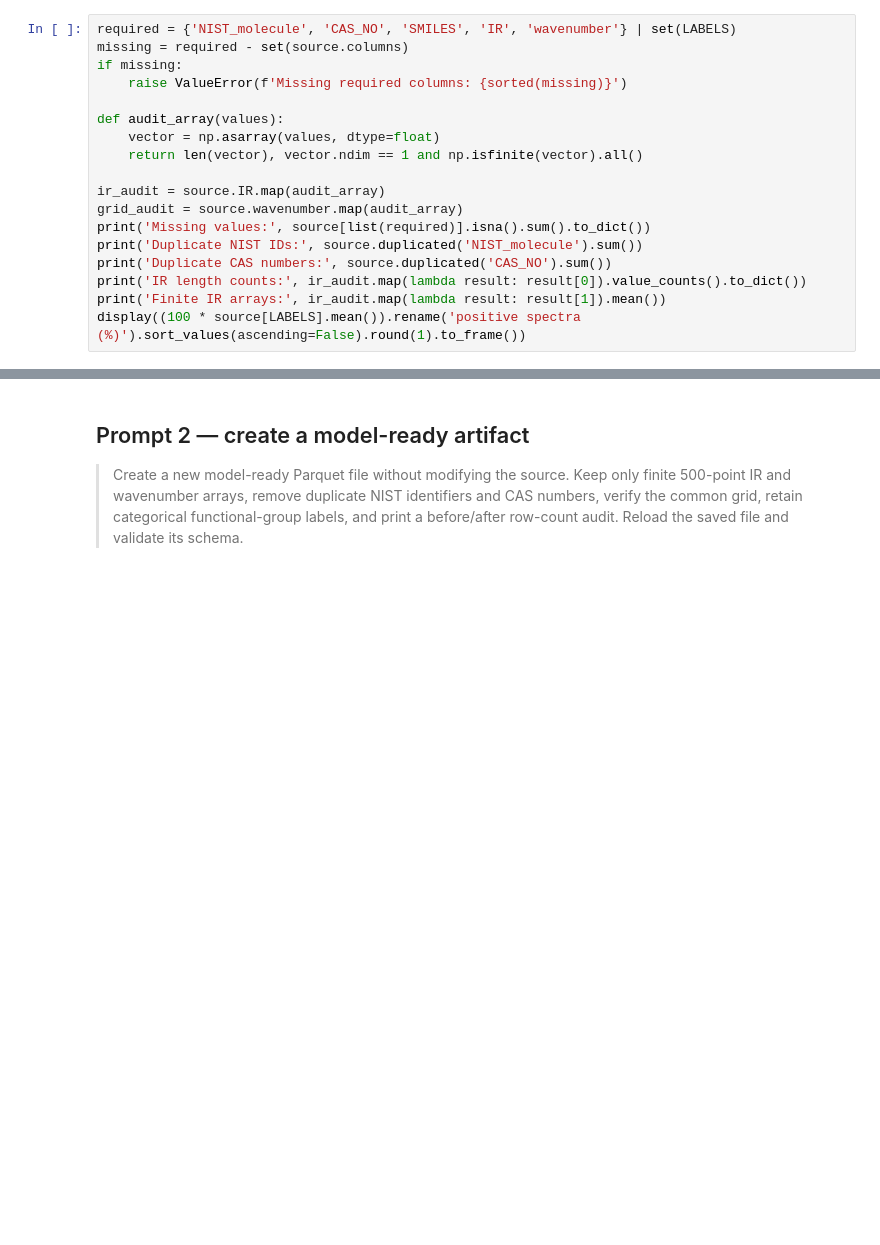
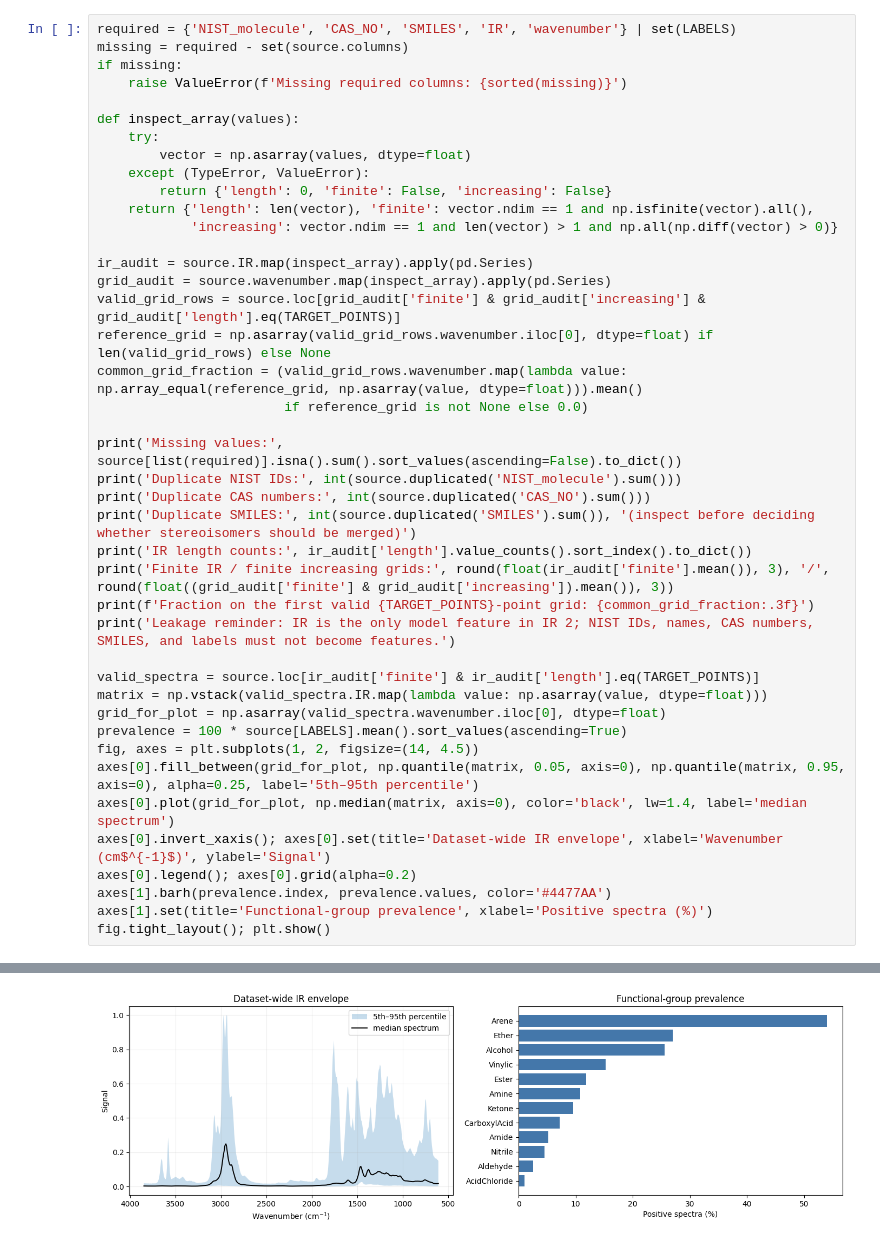
Before and after one commit to thiasyoung/2026-avs-ml-vibe-coding-workshop, a Jupyter notebook: 02_ir_functional_groups/01_IR_Vibe_Coding_Data_Carpentry.ipynb, the cells around one changed output, grey strips where cells are left out. Drawn from its saved outputs; the diff is of its cells as text; blank space fills up the shorter version.

```diff
--- a/02_ir_functional_groups/01_IR_Vibe_Coding_Data_Carpentry.ipynb
+++ b/02_ir_functional_groups/01_IR_Vibe_Coding_Data_Carpentry.ipynb
@@ -39,15 +73,40 @@ missing = required - set(source.columns)
 if missing:
     raise ValueError(f'Missing required columns: {sorted(missing)}')
 
-def audit_array(values):
-    vector = np.asarray(values, dtype=float)
-    return len(vector), vector.ndim == 1 and np.isfinite(vector).all()
+def inspect_array(values):
+    try:
+        vector = np.asarray(values, dtype=float)
+    except (TypeError, ValueError):
+        return {'length': 0, 'finite': False, 'increasing': False}
+    return {'length': len(vector), 'finite': vector.ndim == 1 and np.isfinite(vector).all(),
+            'increasing': vector.ndim == 1 and len(vector) > 1 and np.all(np.diff(vector) > 0)}
 
-ir_audit = source.IR.map(audit_array)
-grid_audit = source.wavenumber.map(audit_array)
-print('Missing values:', source[list(required)].isna().sum().to_dict())
-print('Duplicate NIST IDs:', source.duplicated('NIST_molecule').sum())
-print('Duplicate CAS numbers:', source.duplicated('CAS_NO').sum())
-print('IR length counts:', ir_audit.map(lambda result: result[0]).value_counts().to_dict())
-print('Finite IR arrays:', ir_audit.map(lambda result: result[1]).mean())
-display((100 * source[LABELS].mean()).rename('positive spectra (%)').sort_values(ascending=False).round(1).to_frame())
+ir_audit = source.IR.map(inspect_array).apply(pd.Series)
+grid_audit = source.wavenumber.map(inspect_array).apply(pd.Series)
+valid_grid_rows = source.loc[grid_audit['finite'] & grid_audit['increasing'] & grid_audit['length'].eq(TARGET_POINTS)]
+reference_grid = np.asarray(valid_grid_rows.wavenumber.iloc[0], dtype=float) if len(valid_grid_rows) else None
+common_grid_fraction = (valid_grid_rows.wavenumber.map(lambda value: np.array_equal(reference_grid, np.asarray(value, dtype=float))).mean()
+                        if reference_grid is not None else 0.0)
+
+print('Missing values:', source[list(required)].isna().sum().sort_values(ascending=False).to_dict())
+print('Duplicate NIST IDs:', int(source.duplicated('NIST_molecule').sum()))
+print('Duplicate CAS numbers:', int(source.duplicated('CAS_NO').sum()))
+print('Duplicate SMILES:', int(source.duplicated('SMILES').sum()), '(inspect before deciding whether stereoisomers should be merged)')
+print('IR length counts:', ir_audit['length'].value_counts().sort_index().to_dict())
+print('Finite IR / finite increasing grids:', round(float(ir_audit['finite'].mean()), 3), '/', round(float((grid_audit['finite'] & grid_audit['increasing']).mean()), 3))
+print(f'Fraction on the first valid {TARGET_POINTS}-point grid: {common_grid_fraction:.3f}')
+print('Leakage reminder: IR is the only model feature in IR 2; NIST IDs, names, CAS numbers, SMILES, and labels must not become features.')
+
+valid_spectra = source.loc[ir_audit['finite'] & ir_audit['length'].eq(TARGET_POINTS)]
+matrix = np.vstack(valid_spectra.IR.map(lambda value: np.asarray(value, dtype=float)))
+grid_for_plot = np.asarray(valid_spectra.wavenumber.iloc[0], dtype=float)
+prevalence = 100 * source[LABELS].mean().sort_values(ascending=True)
+fig, axes = plt.subplots(1, 2, figsize=(14, 4.5))
+axes[0].fill_between(grid_for_plot, np.quantile(matrix, 0.05, axis=0), np.quantile(matrix, 0.95, axis=0), alpha=0.25, label='5th–95th percentile')
+axes[0].plot(grid_for_plot, np.median(matrix, axis=0), color='black', lw=1.4, label='median spectrum')
+axes[0].invert_xaxis(); axes[0].set(title='Dataset-wide IR envelope', xlabel='Wavenumber (cm$^{-1}$)', ylabel='Signal')
+axes[0].legend(); axes[0].grid(alpha=0.2)
+axes[1].barh(prevalence.index, prevalence.values, color='#4477AA')
+axes[1].set(title='Functional-group prevalence', xlabel='Positive spectra (%)')
+fig.tight_layout(); plt.show()
+# %% [output]
@@ -54,4 +121 @@ display((100 * source[LABELS].mean()).rename('positive spectra (%)').sort_values
+[figure, added]
-# %% [markdown]
-## Prompt 2 — create a model-ready artifact
-
-> Create a new model-ready Parquet file without modifying the source. Keep only finite 500-point IR and wavenumber arrays, remove duplicate NIST identifiers and CAS numbers, verify the common grid, retain categorical functional-group labels, and print a before/after row-count audit. Reload the saved file and validate its schema.
```
Also changed, not shown: parts of 13 cells of this notebook, 2 other files.
